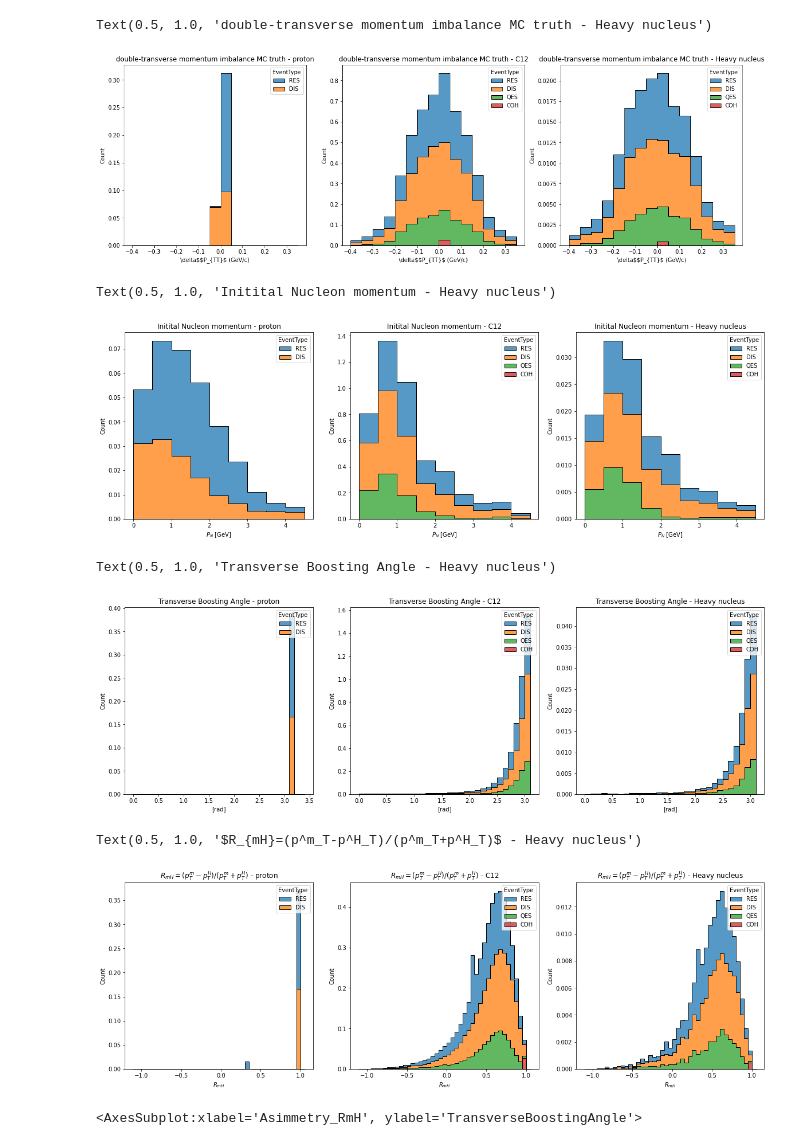
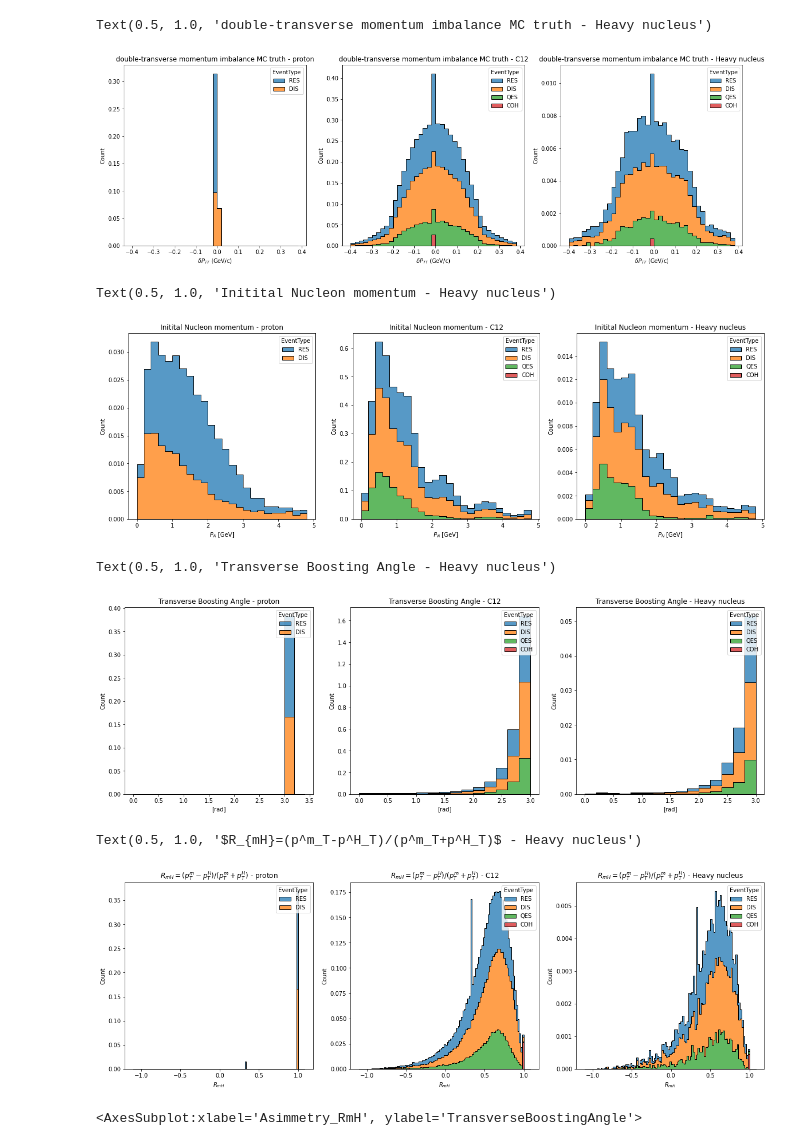
Before and after one commit to GianfrancoIngratta/SAND-PHYSICS, a Jupyter notebook: notebook/AnalyseGenie.ipynb, the cells around one changed output. Drawn from its saved outputs; the diff is of its cells as text; code cells hidden in the pictures.

```diff
--- a/notebook/AnalyseGenie.ipynb
+++ b/notebook/AnalyseGenie.ipynb
@@ -10,2 +8,4 @@ file = "../test_AnalyseGenie_stt.root"
+# %%
+file = "/storage/gpfs_data/neutrino/users/gi/sand-physics/test_AnalyseGenie_stt_4KinSelection.root"
 # %%
 file = upr.open(file)["myTree"]
@@ -24,59 +34,59 @@ df["ScaleFactor"]=2.884724e-44
 fig,ax = plt.subplots(1,3,figsize=(20,6))
 
 sns.histplot(data=df[df.InteractionTarget_grouped=="proton"],x="FinalHadronicSystemP4_TT",hue="EventType",weights=df.ScaleFactor*1e38,
-             multiple="stack",element="step",bins=np.arange(-0.4,0.4,0.05), ax=ax[0])
+             multiple="stack",element="step",bins=np.arange(-0.4,0.4,0.02), ax=ax[0])
 
 sns.histplot(data=df[df.InteractionTarget_grouped=="C12"],x="FinalHadronicSystemP4_TT",hue="EventType",weights=df.ScaleFactor*1e38,
-             multiple="stack",element="step",bins=np.arange(-0.4,0.4,0.05), ax=ax[1])
+             multiple="stack",element="step",bins=np.arange(-0.4,0.4,0.02), ax=ax[1])
 
 sns.histplot(data=df[df.InteractionTarget_grouped=="Heavy nucleus"],x="FinalHadronicSystemP4_TT",hue="EventType",weights=df.ScaleFactor*1e38,
-             multiple="stack",element="step",bins=np.arange(-0.4,0.4,0.05), ax=ax[2])
+             multiple="stack",element="step",bins=np.arange(-0.4,0.4,0.02), ax=ax[2])
 
-ax[0].set_xlabel("\delta$$P_{TT}$ (GeV/c)")
+ax[0].set_xlabel("$\delta$$P_{TT}$ (GeV/c)")
 ax[0].set_title("double-transverse momentum imbalance MC truth - proton")
 
-ax[1].set_xlabel("\delta$$P_{TT}$ (GeV/c)")
+ax[1].set_xlabel("$\delta$$P_{TT}$ (GeV/c)")
 ax[1].set_title("double-transverse momentum imbalance MC truth - C12")
 
-ax[2].set_xlabel("\delta$$P_{TT}$ (GeV/c)")
+ax[2].set_xlabel("$\delta$$P_{TT}$ (GeV/c)")
 ax[2].set_title("double-transverse momentum imbalance MC truth - Heavy nucleus")
 # %% [output]
 Text(0.5, 1.0, 'double-transverse momentum imbalance MC truth - Heavy nucleus')
-[figure, old version]
+[figure, new version]
 # %%
 fig,ax = plt.subplots(1,3,figsize=(20,6))
 
 sns.histplot(data=df[df.InteractionTarget_grouped=="proton"],x="InitialNucleonMomentum",hue="EventType",weights=df.ScaleFactor*1e38,
-             multiple="stack",element="step",bins=np.arange(0,5,0.5), ax=ax[0])
+             multiple="stack",element="step",bins=np.arange(0,5,0.2), ax=ax[0])
 
 sns.histplot(data=df[df.InteractionTarget_grouped=="C12"],x="InitialNucleonMomentum",hue="EventType",weights=df.ScaleFactor*1e38,
-             multiple="stack",element="step",bins=np.arange(0,5,0.5), ax=ax[1])
+             multiple="stack",element="step",bins=np.arange(0,5,0.2), ax=ax[1])
 
 sns.histplot(data=df[df.InteractionTarget_grouped=="Heavy nucleus"],x="InitialNucleonMomentum",hue="EventType",weights=df.ScaleFactor*1e38,
-             multiple="stack",element="step",bins=np.arange(0,5,0.5), ax=ax[2])
+             multiple="stack",element="step",bins=np.arange(0,5,0.2), ax=ax[2])
 
 ax[0].set_xlabel("$P_N$ [GeV]")
 ax[0].set_title("Initital Nucleon momentum - proton")
 
 ax[1].set_xlabel("$P_N$ [GeV]")
 ax[1].set_title("Initital Nucleon momentum - C12")
 
 ax[2].set_xlabel("$P_N$ [GeV]")
 ax[2].set_title("Initital Nucleon momentum - Heavy nucleus")
 # %% [output]
 Text(0.5, 1.0, 'Initital Nucleon momentum - Heavy nucleus')
-[figure, old version]
+[figure, new version]
 # %%
 fig,ax = plt.subplots(1,3,figsize=(20,6))
 
 sns.histplot(data=df[df.InteractionTarget_grouped=="proton"],x="TransverseBoostingAngle",hue="EventType",weights=df.ScaleFactor*1e38,
-             multiple="stack",element="step",bins=np.arange(0,np.pi*1.1,0.1), ax=ax[0])
+             multiple="stack",element="step",bins=np.arange(0,np.pi*1.1,0.2), ax=ax[0])
 
 sns.histplot(data=df[df.InteractionTarget_grouped=="C12"],x="TransverseBoostingAngle",hue="EventType",weights=df.ScaleFactor*1e38,
-             multiple="stack",element="step",bins=np.arange(0,np.pi,0.1), ax=ax[1])
+             multiple="stack",element="step",bins=np.arange(0,np.pi,0.2), ax=ax[1])
 
 sns.histplot(data=df[df.InteractionTarget_grouped=="Heavy nucleus"],x="TransverseBoostingAngle",hue="EventType",weights=df.ScaleFactor*1e38,
-             multiple="stack",element="step",bins=np.arange(0,np.pi,0.1), ax=ax[2])
+             multiple="stack",element="step",bins=np.arange(0,np.pi,0.2), ax=ax[2])
 
 ax[0].set_xlabel("[rad]")
 ax[0].set_title("Transverse Boosting Angle - proton")
@@ -88,18 +98,18 @@ ax[2].set_xlabel("[rad]")
 ax[2].set_title("Transverse Boosting Angle - Heavy nucleus")
 # %% [output]
 Text(0.5, 1.0, 'Transverse Boosting Angle - Heavy nucleus')
-[figure, old version]
+[figure, new version]
 # %%
 fig,ax = plt.subplots(1,3,figsize=(20,6))
 
 sns.histplot(data=df[df.InteractionTarget_grouped=="proton"],x="Asimmetry_RmH",hue="EventType",weights=df.ScaleFactor*1e38,
-             multiple="stack",element="step",bins=np.arange(-1.1,1.1,0.05), ax=ax[0])
+             multiple="stack",element="step",bins=np.arange(-1.1,1.1,0.02), ax=ax[0])
 
 sns.histplot(data=df[df.InteractionTarget_grouped=="C12"],x="Asimmetry_RmH",hue="EventType",weights=df.ScaleFactor*1e38,
-             multiple="stack",element="step",bins=np.arange(-1.1,1.1,0.05), ax=ax[1])
+             multiple="stack",element="step",bins=np.arange(-1.1,1.1,0.02), ax=ax[1])
 
 sns.histplot(data=df[df.InteractionTarget_grouped=="Heavy nucleus"],x="Asimmetry_RmH",hue="EventType",weights=df.ScaleFactor*1e38,
-             multiple="stack",element="step",bins=np.arange(-1.1,1.1,0.05), ax=ax[2])
+             multiple="stack",element="step",bins=np.arange(-1.1,1.1,0.02), ax=ax[2])
 
 ax[0].set_xlabel("$R_{mH}$")
 ax[0].set_title("$R_{mH}=(p^m_T-p^H_T)/(p^m_T+p^H_T)$ - proton")
@@ -111,7 +121,7 @@ ax[2].set_xlabel("$R_{mH}$")
 ax[2].set_title("$R_{mH}=(p^m_T-p^H_T)/(p^m_T+p^H_T)$ - Heavy nucleus")
 # %% [output]
 Text(0.5, 1.0, '$R_{mH}=(p^m_T-p^H_T)/(p^m_T+p^H_T)$ - Heavy nucleus')
-[figure, old version]
+[figure, new version]
 # %%
 fig,ax=plt.subplots(1,3,figsize=(20,8))
 sns.histplot(data=df,x="FinalHadronicSystemP4_TT",y="Asimmetry_RmH",hue="InteractionTarget_grouped",ax=ax[0],bins=20)
```
Also changed, not shown: parts of 17 cells of this notebook, 3 other files.
